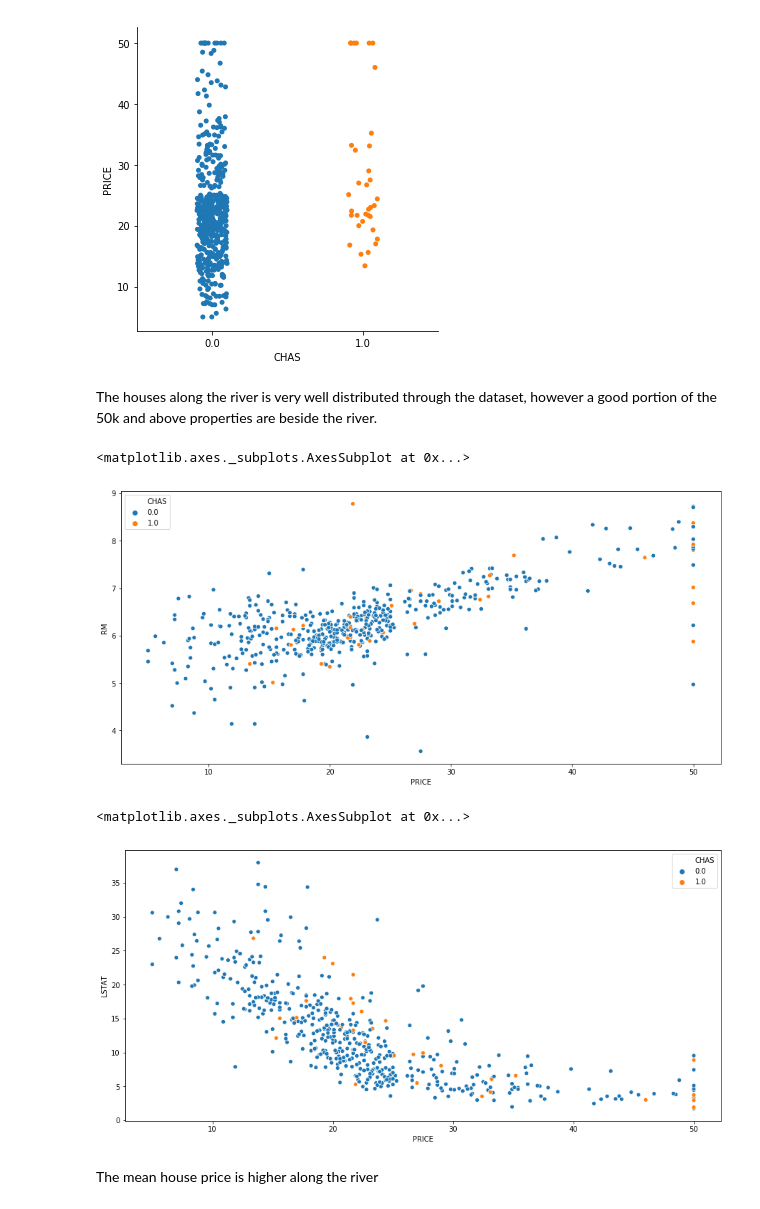
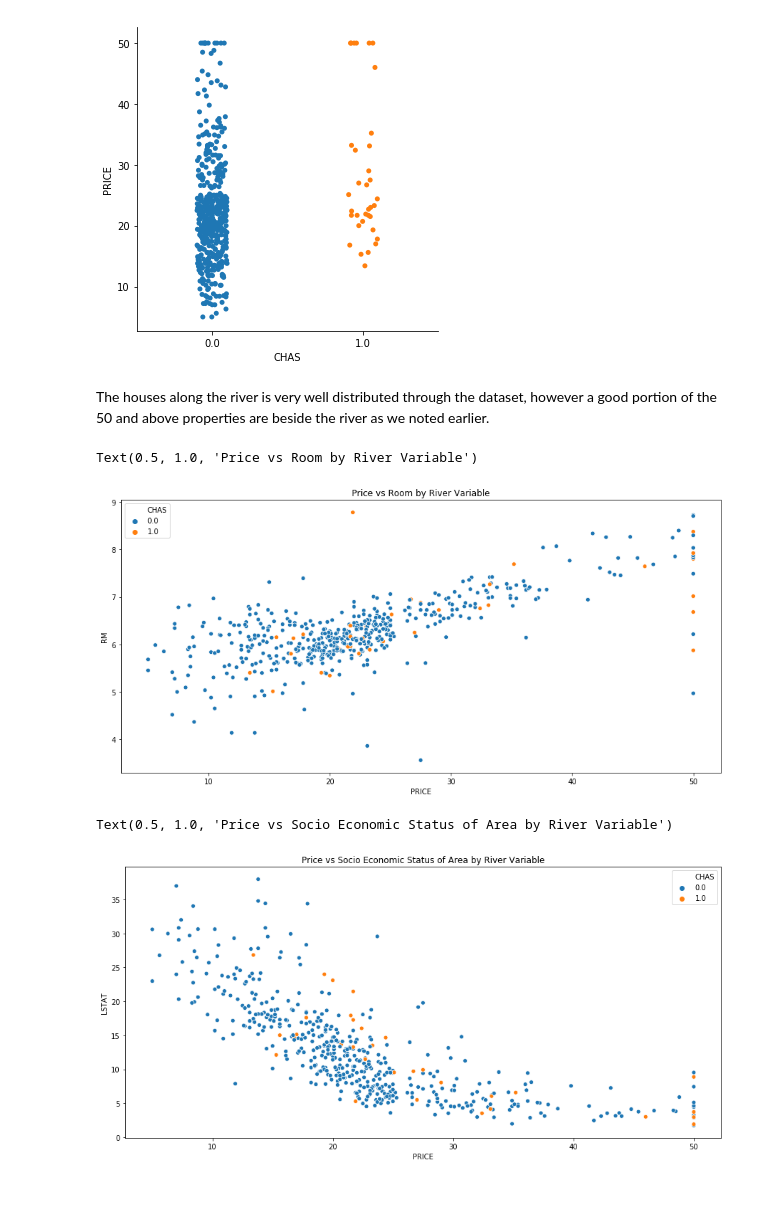
Before and after one commit to zoecahill1/machine-project, a Jupyter notebook: boston-dataset.ipynb, the cells around one changed output. Drawn from its saved outputs; the diff is of its cells as text; code cells hidden in the pictures.

```diff
--- a/boston-dataset.ipynb
+++ b/boston-dataset.ipynb
@@ -477,16 +477,16 @@ sns.catplot(x='CHAS', y='PRICE', data=df)
 <seaborn.axisgrid.FacetGrid at 0x...>
 [figure]
 # %% [markdown]
-The houses along the river is very well distributed through the dataset, however a good portion of the 50k and above properties are beside the river.
+The houses along the river is very well distributed through the dataset, however a good portion of the 50 and above properties are beside the river as we noted earlier.
 # %%
 sns.scatterplot(data=df,x='PRICE',y='RM', hue='CHAS')
+plt.title("Price vs Room by River Variable")
 # %% [output]
-<matplotlib.axes._subplots.AxesSubplot at 0x...>
+Text(0.5, 1.0, 'Price vs Room by River Variable')
-[figure, old version]
+[figure, new version]
 # %%
 sns.scatterplot(data=df,x='PRICE',y='LSTAT', hue='CHAS')
+plt.title("Price vs Socio Economic Status of Area by River Variable")
 # %% [output]
-<matplotlib.axes._subplots.AxesSubplot at 0x...>
+Text(0.5, 1.0, 'Price vs Socio Economic Status of Area by River Variable')
-[figure, old version]
+[figure, new version]
-# %% [markdown]
-The mean house price is higher along the river
```
Also changed, not shown: parts of 3 cells of this notebook.
